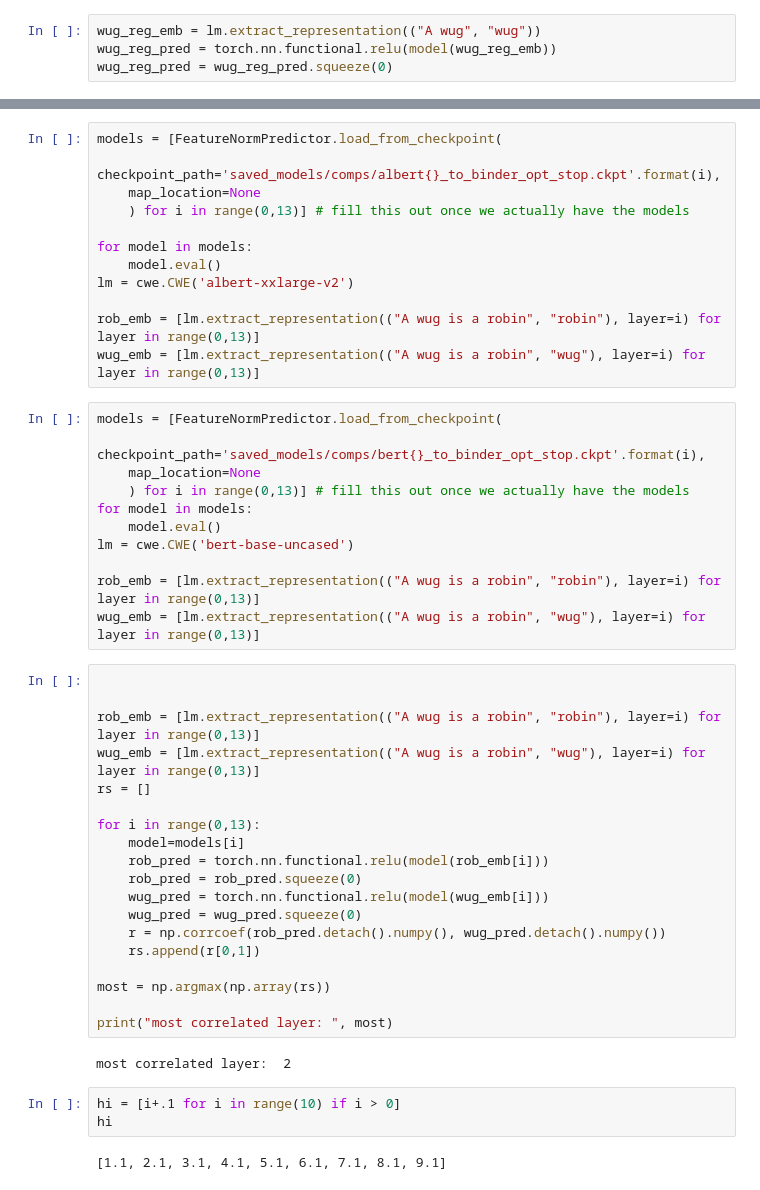
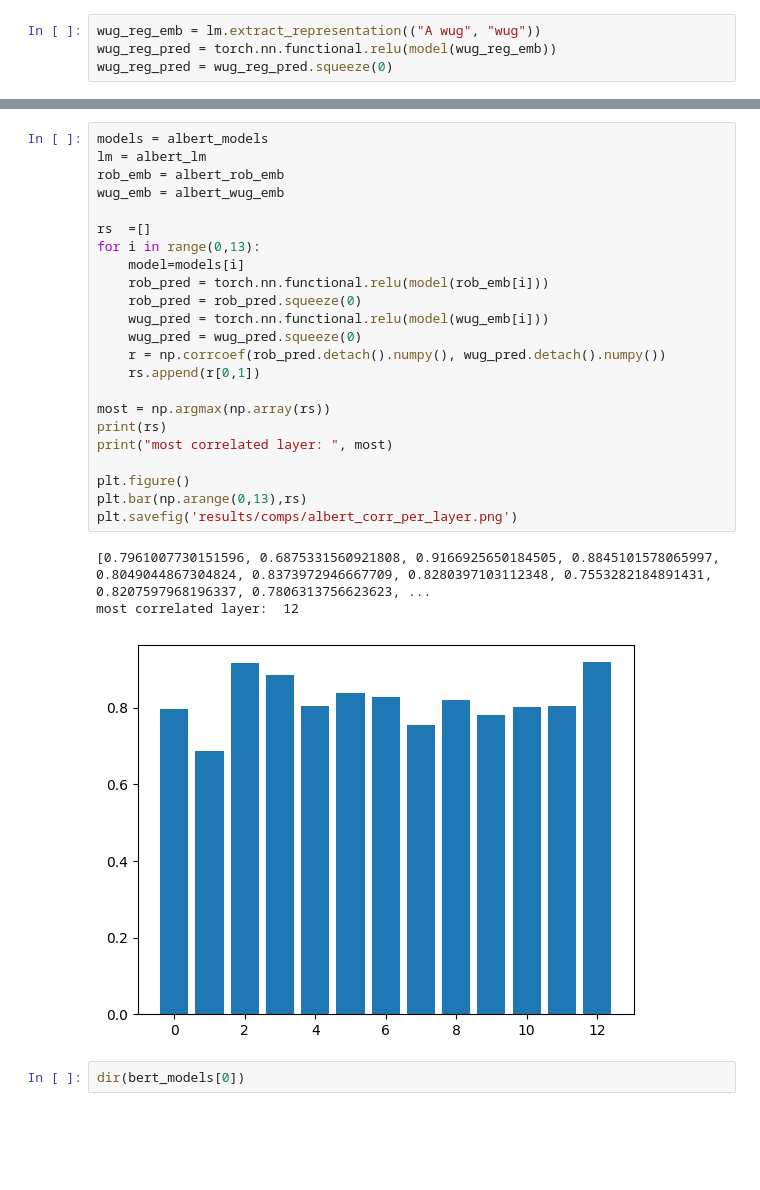
Before and after one commit to jwalanthi/semantic-features, a Jupyter notebook: comps.ipynb, the cells around one changed output, grey strips where cells are left out. Drawn from its saved outputs; the diff is of its cells as text; blank space fills up the shorter version.

```diff
--- a/comps.ipynb
+++ b/comps.ipynb
@@ -70,49 +109,29 @@ plt.show()
-# %%
-models = [FeatureNormPredictor.load_from_checkpoint(
-    checkpoint_path='saved_models/comps/albert{}_to_binder_opt_stop.ckpt'.format(i),
-    map_location=None
-    ) for i in range(0,13)] # fill this out once we actually have the models
-
-for model in models:
-    model.eval()
-lm = cwe.CWE('albert-xxlarge-v2')
-
-rob_emb = [lm.extract_representation(("A wug is a robin", "robin"), layer=i) for layer in range(0,13)]
-wug_emb = [lm.extract_representation(("A wug is a robin", "wug"), layer=i) for layer in range(0,13)]
-# %%
-models = [FeatureNormPredictor.load_from_checkpoint(
-    checkpoint_path='saved_models/comps/bert{}_to_binder_opt_stop.ckpt'.format(i),
-    map_location=None
-    ) for i in range(0,13)] # fill this out once we actually have the models
-for model in models:
-    model.eval()
-lm = cwe.CWE('bert-base-uncased')
-
-rob_emb = [lm.extract_representation(("A wug is a robin", "robin"), layer=i) for layer in range(0,13)]
-wug_emb = [lm.extract_representation(("A wug is a robin", "wug"), layer=i) for layer in range(0,13)]
 # %%
+models = albert_models
+lm = albert_lm
+rob_emb = albert_rob_emb
+wug_emb = albert_wug_emb
 
-
-rob_emb = [lm.extract_representation(("A wug is a robin", "robin"), layer=i) for layer in range(0,13)]
-wug_emb = [lm.extract_representation(("A wug is a robin", "wug"), layer=i) for layer in range(0,13)]
-rs = []
-
+rs  =[]
 for i in range(0,13):
     model=models[i]
     rob_pred = torch.nn.functional.relu(model(rob_emb[i]))
     rob_pred = rob_pred.squeeze(0)
     wug_pred = torch.nn.functional.relu(model(wug_emb[i]))
     wug_pred = wug_pred.squeeze(0)
     r = np.corrcoef(rob_pred.detach().numpy(), wug_pred.detach().numpy())
     rs.append(r[0,1])
 
 most = np.argmax(np.array(rs))
+print(rs)
+print("most correlated layer: ", most)
 
-print("most correlated layer: ", most)
+plt.figure()
+plt.bar(np.arange(0,13),rs)
+plt.savefig('results/comps/albert_corr_per_layer.png')
 # %% [output]
-most correlated layer:  2
+[0.7961007730151596, 0.6875331560921808, 0.9166925650184505, 0.8845101578065997, 0.8049044867304824, 0.8373972946667709, 0.8280397103112348, 0.7553282184891431, 0.8207597968196337, 0.7806313756623623, ...
+most correlated layer:  12
+[figure, added]
-# %%
-hi = [i+.1 for i in range(10) if i > 0]
-hi
-# %% [output]
-[1.1, 2.1, 3.1, 4.1, 5.1, 6.1, 7.1, 8.1, 9.1]
+# %%
+dir(bert_models[0])
```
Also changed, not shown: parts of 14 cells of this notebook, 2 other files.
